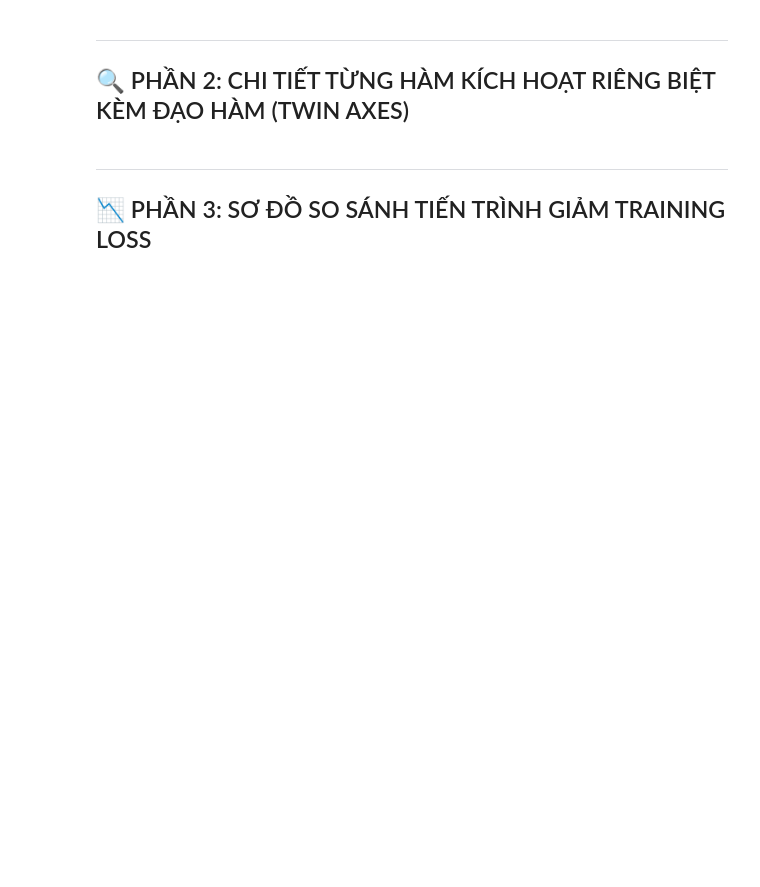
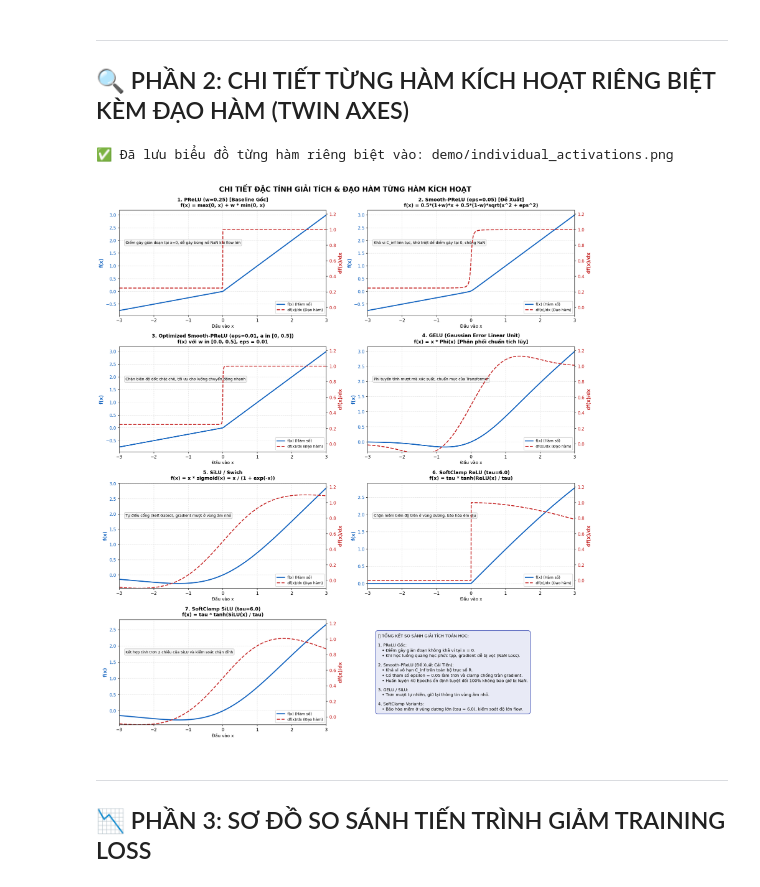
Before and after one commit to NguyenMinhTri24072005/CT282-RIFE, a Jupyter notebook: notebooks/colab/3_Evaluate_and_Plots.ipynb, the cells around one changed output. Drawn from its saved outputs; the diff is of its cells as text; code cells hidden in the pictures; blank space fills up the shorter version.

```diff
--- a/notebooks/colab/3_Evaluate_and_Plots.ipynb
+++ b/notebooks/colab/3_Evaluate_and_Plots.ipynb
@@ -30,9 +57,14 @@ plot_activations_and_gradients(save_path='demo/activations_comparison.png')
 ## 🔍 PHẦN 2: CHI TIẾT TỪNG HÀM KÍCH HOẠT RIÊNG BIỆT KÈM ĐẠO HÀM (TWIN AXES)
 # %%
 # 3. VẼ BIỂU ĐỒ CHI TIẾT TỪNG LOẠI HÀM KÈM CÔNG THỨC VÀ ĐẠO HÀM RIÊNG BIỆT
-from visualize import plot_individual_activations
+import importlib
+import visualize
+importlib.reload(visualize)
 
-plot_individual_activations(save_path='demo/individual_activations.png')
+visualize.plot_individual_activations(save_path='demo/individual_activations.png')
+# %% [output]
+✅ Đã lưu biểu đồ từng hàm riêng biệt vào: demo/individual_activations.png
+[figure, added]
 # %% [markdown]
 ---
 ## 📉 PHẦN 3: SƠ ĐỒ SO SÁNH TIẾN TRÌNH GIẢM TRAINING LOSS
```
Also changed, not shown: parts of 6 cells of this notebook, 27 other files.
